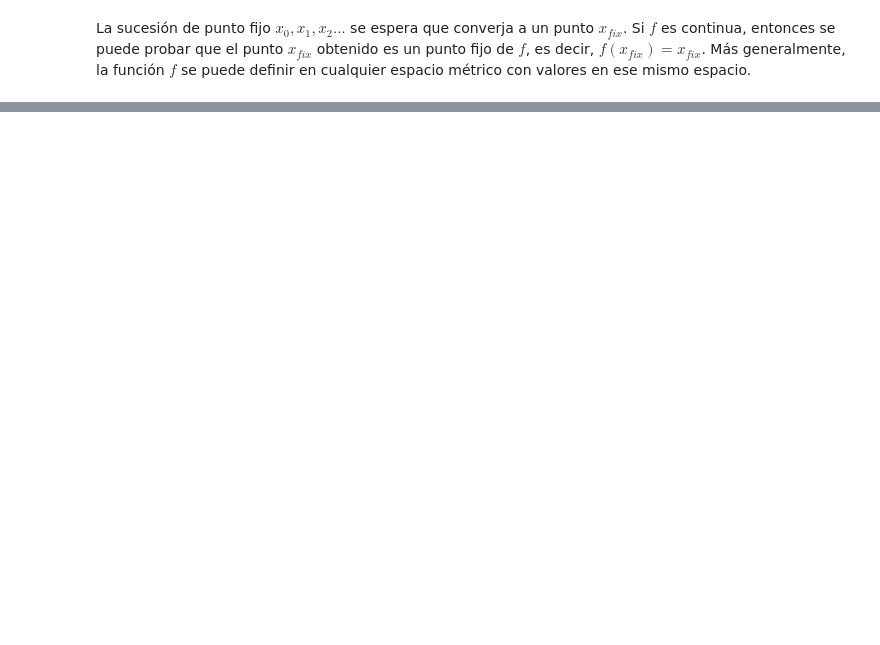
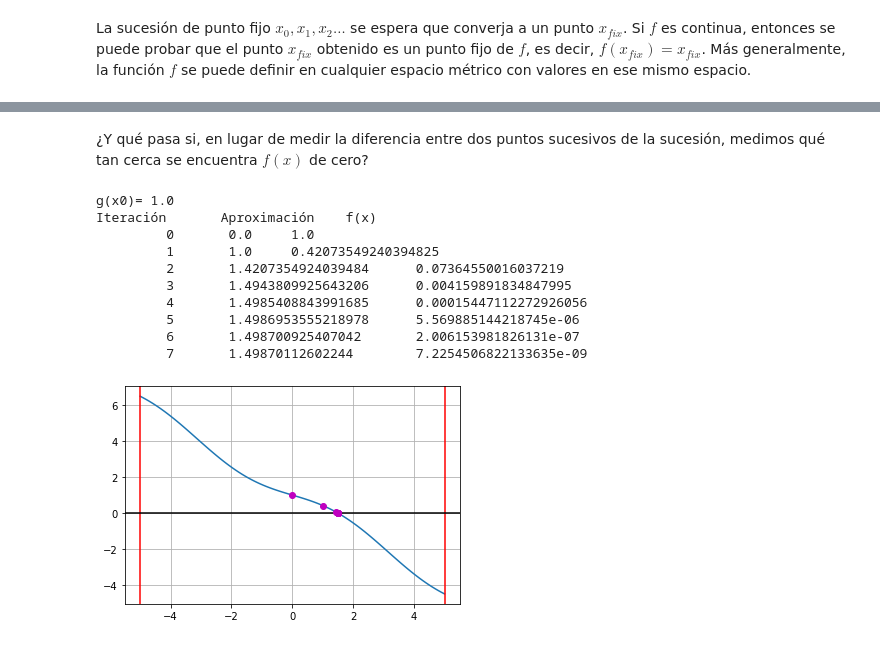
Before and after one commit to andressotov/analisis_numerico, a Jupyter notebook: Metodo_Punto_Fijo.ipynb, the cells around one changed output, grey strips where cells are left out. Cells and saved outputs as stored; diff of their text form; code cells hidden in the pictures; blank space fills up the shorter version.

```diff
--- a/Metodo_Punto_Fijo.ipynb
+++ b/Metodo_Punto_Fijo.ipynb
@@ -17,0 +136,36 @@ Más generalmente, la función $f$ se puede definir en cualquier espacio métric
+# %% [markdown]
+¿Y qué pasa si, en lugar de medir la diferencia entre dos puntos sucesivos de la sucesión, medimos qué tan cerca se encuentra $f(x)$ de cero?
+# %%
+x0 = 0.0
+n = 40
+eps = 0.000000001
+print('g(x0)=', g(x0))
+
+def pto_fijo():
+    global x0
+    print('Iteración\tAproximación\tf(x)')
+    for i in range(n):
+        print('\t', i, '\t', x0, '\t', f(x0))
+        x1 = g(x0)
+        plt.plot(x1, f(x1), 'mo')
+        if abs(f(x1))<eps:
+            return x1
+        x0 = x1
+    return x1
+
+graf0()
+plt.plot(x0, f(x0), 'mo')
+pto_fijo()
+plt.show()
+# %% [output]
+g(x0)= 1.0
+Iteración       Aproximación    f(x)
+         0       0.0     1.0
+         1       1.0     0.42073549240394825
+         2       1.4207354924039484      0.07364550016037219
+         3       1.4943809925643206      0.004159891834847995
+         4       1.4985408843991685      0.00015447112272926056
+         5       1.4986953555218978      5.569885144218745e-06
+         6       1.498700925407042       2.006153981826131e-07
+         7       1.49870112602244        7.2254506822133635e-09
+[figure, added]
```
Also changed, not shown: parts of 18 cells of this notebook, 12 other files.
